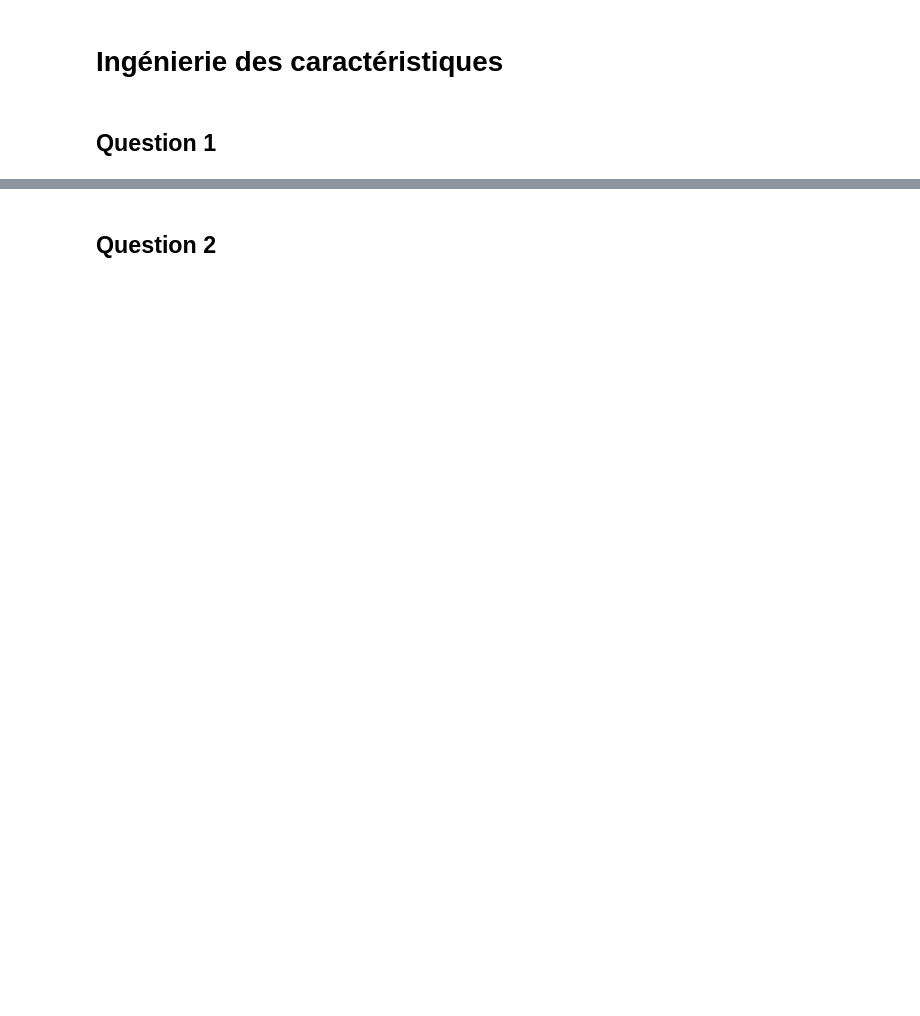
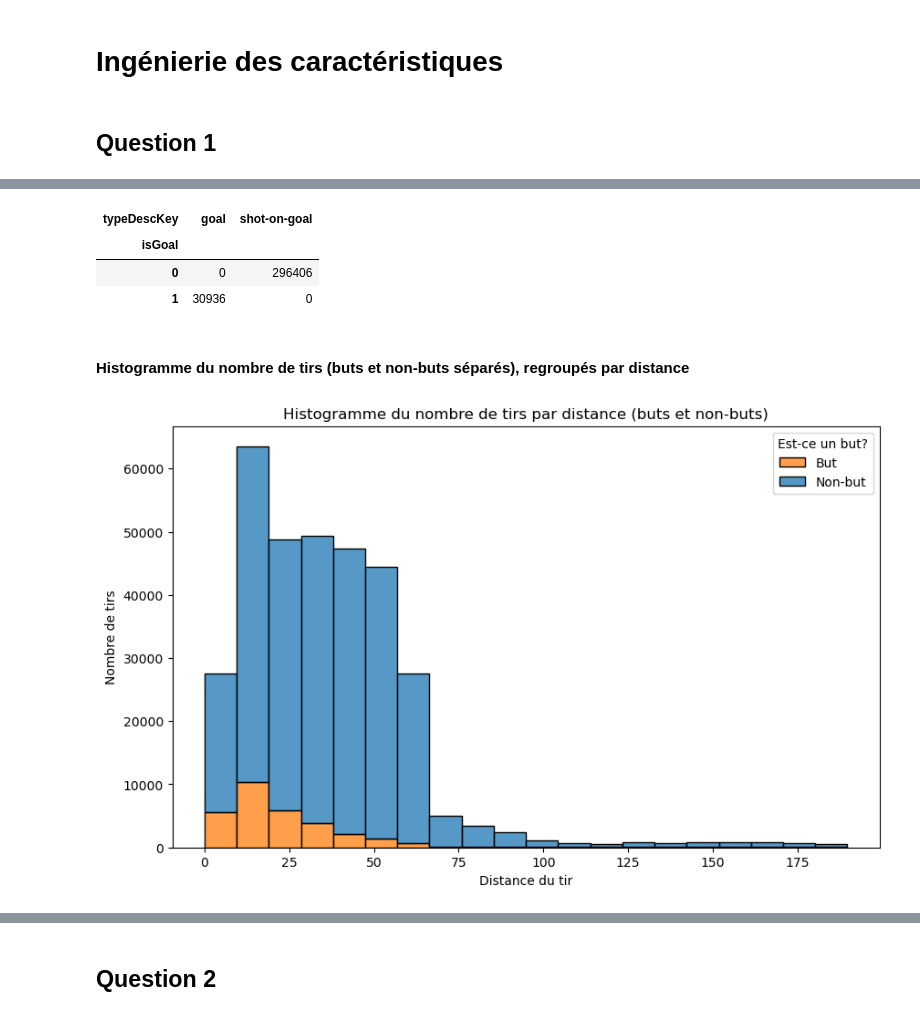
Before and after one commit to Seet-git/FT6758-NHL_A11, a Jupyter notebook: main_Milestone-2.ipynb, the cells around one changed output, grey strips where cells are left out. Drawn from its saved outputs; the diff is of its cells as text; code cells hidden in the pictures; blank space fills up the shorter version.

Commit message:
Milestone-2, my works on points 1 and 2: visualisations, histogram, and correlations

```diff
--- a/main_Milestone-2.ipynb
+++ b/main_Milestone-2.ipynb
@@ -43,0 +78,6 @@ train_data = pd.read_csv(filename)
+# %%
+train_data['isGoal'] = train_data['typeDescKey'].apply(lambda x: 1 if x == 'goal' else 0)
+
+train_data['emptyGoalNet_0_1'] = train_data['emptyGoalNet'].astype(int)
+
+train_data
@@ -43,0 +98,27 @@ train_data = pd.read_csv(filename)
+# %%
+count_table = pd.crosstab(train_data['isGoal'],train_data['typeDescKey'])
+# count_table2 = pd.crosstab(train_data['emptyGoalNet_0_1'],train_data['emptyGoalNet'])
+
+count_table
+# count_table2
+# %% [output]
+| typeDescKey | goal | shot-on-goal |
+| isGoal |  |  |
+| 0 | 0 | 296406 |
+| 1 | 30936 | 0 |
+# %% [markdown]
+#### Histogramme du nombre de tirs (buts et non-buts séparés), regroupés par distance
+# %%
+## Add in advancedVisualisation (by Youry)
+def histogram_2_variables(df, x, hue, bins, xlabel, ylabel, title, legendTitle, legendLabels):
+    plt.figure(figsize=(10, 6))
+    sns.histplot(data=df, x=x, hue=hue, bins=bins, multiple='stack')
+    plt.xlabel(xlabel)
+    plt.ylabel(ylabel)
+    plt.title(title)
+    plt.legend(title=legendTitle, labels=legendLabels)
+    plt.show()
+
+histogram_2_variables(df=train_data, x='shotDistance', hue='isGoal', bins=20, xlabel='Distance du tir', ylabel='Nombre de tirs', title='Histogramme du nombre de tirs par distance (buts et non-buts)', legendTitle='Est-ce un but?', legendLabels=['But', 'Non-but'])
+# %% [output]
+[figure, added]
```
Also changed, not shown: parts of 16 cells of this notebook, 1 other file.
